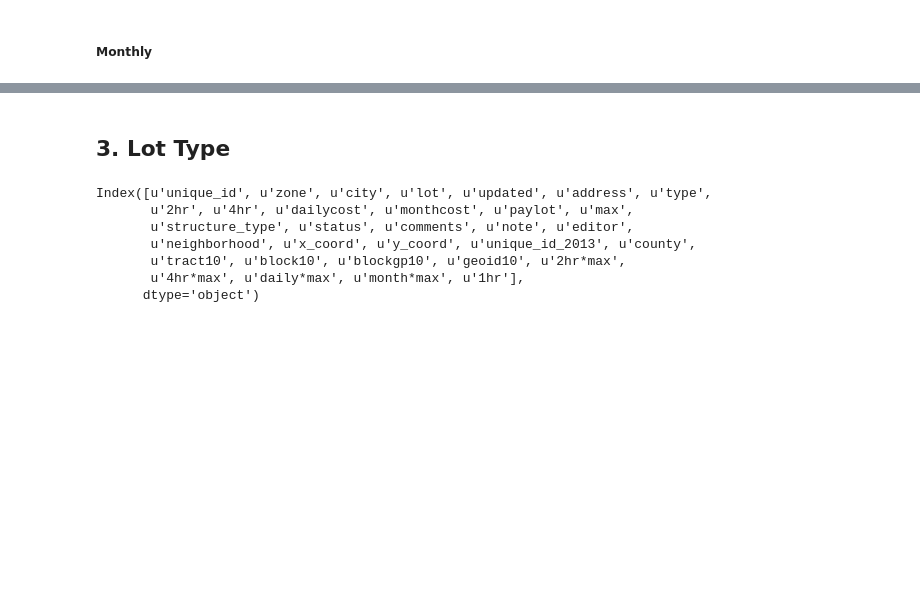
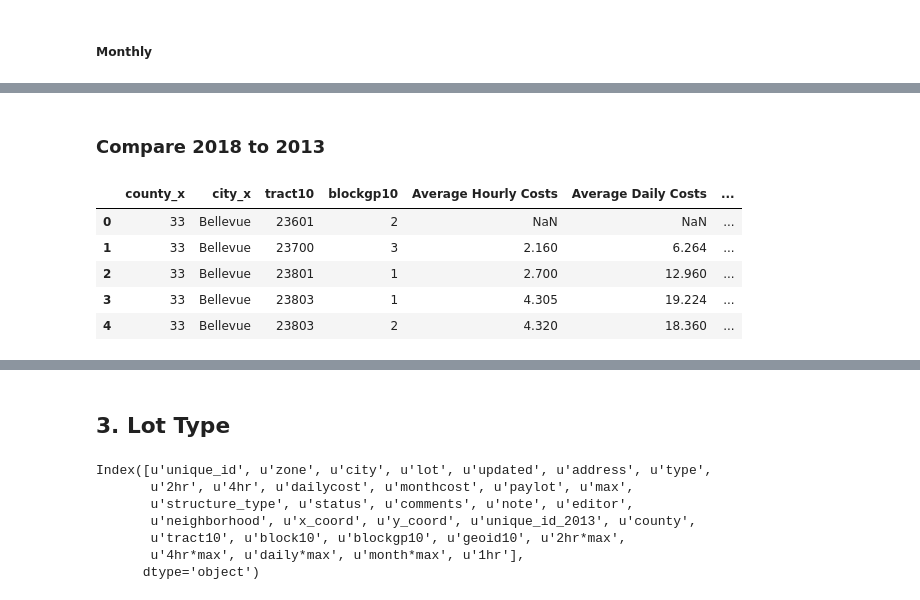
Before and after one commit to psrc/data-science, a Jupyter notebook: parking/2018_Parking_data_exploration.ipynb, the cells around one changed output, grey strips where cells are left out. Saved outputs shown, nothing was run; the diff lists cells and outputs as text; code cells hidden in the pictures; blank space fills up the shorter version.

```diff
--- a/parking/2018_Parking_data_exploration.ipynb
+++ b/parking/2018_Parking_data_exploration.ipynb
@@ -235,0 +343,2 @@ g6.to_csv('CostsMonthlyZones_2018.csv')
+# %%
+p7 = pd.merge(p6, p4, how='outer', on = ['County','City', 'Tract', 'Block Group'])
@@ -235,0 +361,2 @@ g6.to_csv('CostsMonthlyZones_2018.csv')
+# %%
+p8 = p7[['County','City', 'Tract', 'Block Group', 'Average Hourly Costs', 'Average Daily Costs', 'Average Monthly Costs', 'Total Stalls']]
@@ -235,0 +375,17 @@ g6.to_csv('CostsMonthlyZones_2018.csv')
+# %%
+p10 = p8.rename(columns={'Block Group':'blockgp10', 'Tract':'tract10', 'City':'city', 'County':'county',
+                        'Average Hourly Costs':'Average Hourly Costs 13', 'Average Daily Costs':'Average Daily Costs 13',
+                        'Average Monthly Costs':'Average Monthly Costs 13', 'Total Stalls': 'Total Stalls 13'})
+# %% [markdown]
+### Compare 2018 to 2013
+# %%
+c1 = pd.merge(g10, p10, how='outer', on = ['tract10', 'blockgp10'])
+# %%
+c1.head()
+# %% [output]
+|  | county_x | city_x | tract10 | blockgp10 | Average Hourly Costs | Average Daily Costs | ... |
+| 0 | 33 | Bellevue | 23601 | 2 | NaN | NaN | ... |
+| 1 | 33 | Bellevue | 23700 | 3 | 2.160 | 6.264 | ... |
+| 2 | 33 | Bellevue | 23801 | 1 | 2.700 | 12.960 | ... |
+| 3 | 33 | Bellevue | 23803 | 1 | 4.305 | 19.224 | ... |
+| 4 | 33 | Bellevue | 23803 | 2 | 4.320 | 18.360 | ... |
```
Also changed, not shown: parts of 28 cells of this notebook.
